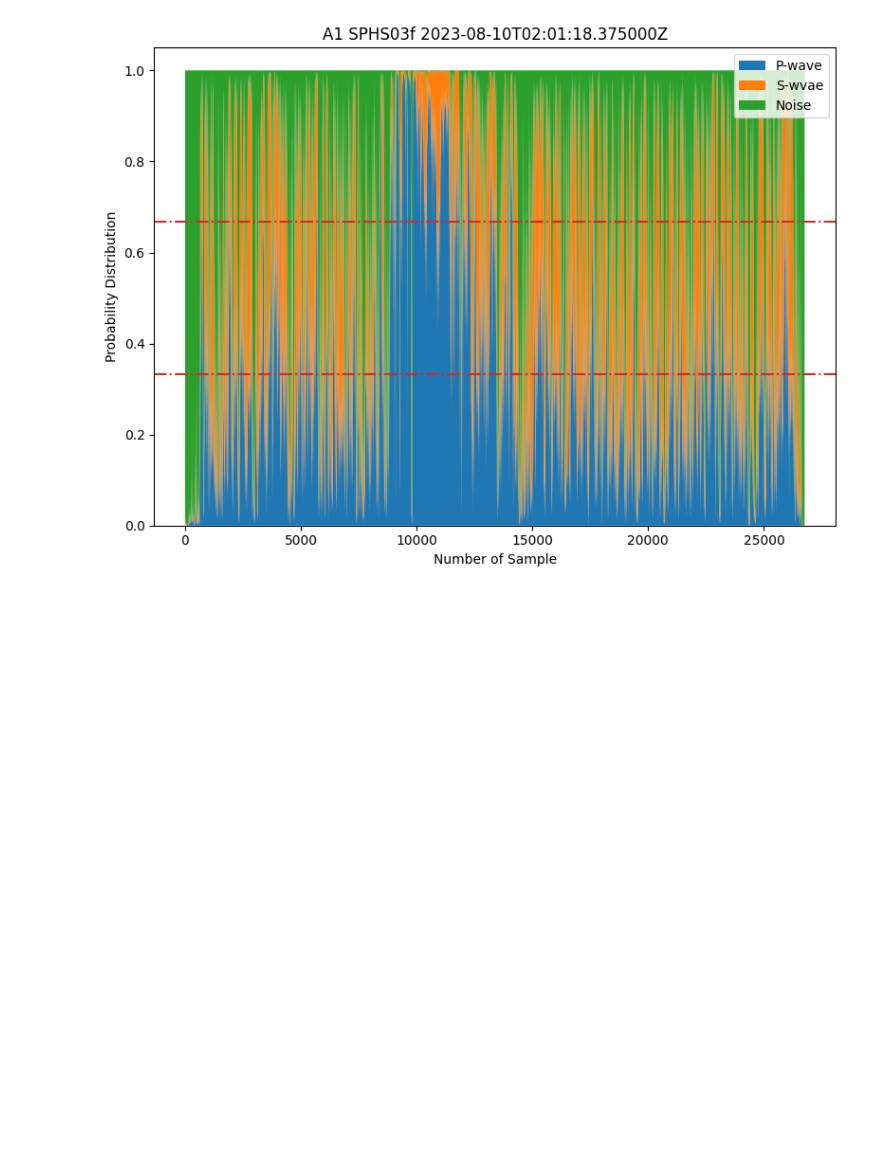
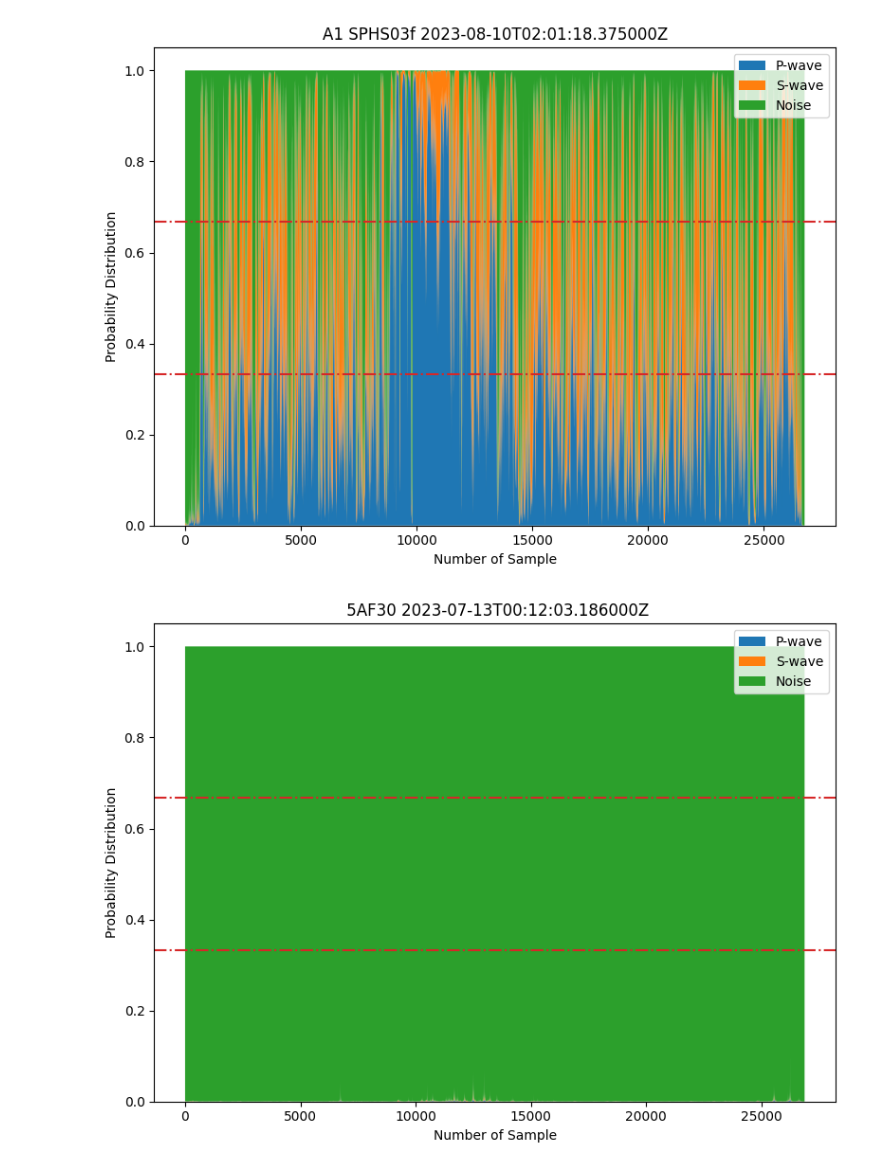
Before and after one commit to Gauss963/SeismicTorch, a Jupyter notebook: QSIS_dataprep_single.ipynb, the cells around one changed output. Drawn from its saved outputs; the diff is of its cells as text; code cells hidden in the pictures; blank space fills up the shorter version.

```diff
--- a/QSIS_dataprep_single.ipynb
+++ b/QSIS_dataprep_single.ipynb
@@ -98,7 +98,7 @@ def stream_prep(input_Stream, label):
     # 生成 x 座標
     x = np.arange(data.shape[0])
 
-    classes = ['P-wave', 'S-wvae', 'Noise']
+    classes = ['P-wave', 'S-wave', 'Noise']
 
     # 創建圖像和軸的實例
     fig, ax = plt.subplots(figsize = (8, 6))
@@ -214,3 +214,11 @@ evaluate_SPHS_3f = read(file_SPHS_3f_1) + read(file_SPHS_3f_2) + read(file_SPHS_
 stream_prep(evaluate_SPHS_3f, label = 'SPHS_3f')
 # %% [output]
 [figure]
+# %%
+file_5AF30_test_1 = datadir + '/5AF30.TW..HLX.2023.07.13.00.12.03.sac'
+file_5AF30_test_2 = datadir + '/5AF30.TW..HLY.2023.07.13.00.12.03.sac'
+file_5AF30_test_3 = datadir + '/5AF30.TW..HLZ.2023.07.13.00.12.03.sac'
+test_5AF30_test = read(file_5AF30_test_1) + read(file_5AF30_test_2) + read(file_5AF30_test_3)
+stream_prep(test_5AF30_test, label = '5AF30_test_1')
+# %% [output]
+[figure, added]
```
Also changed, not shown: parts of 1 cell of this notebook, 51 other files.
